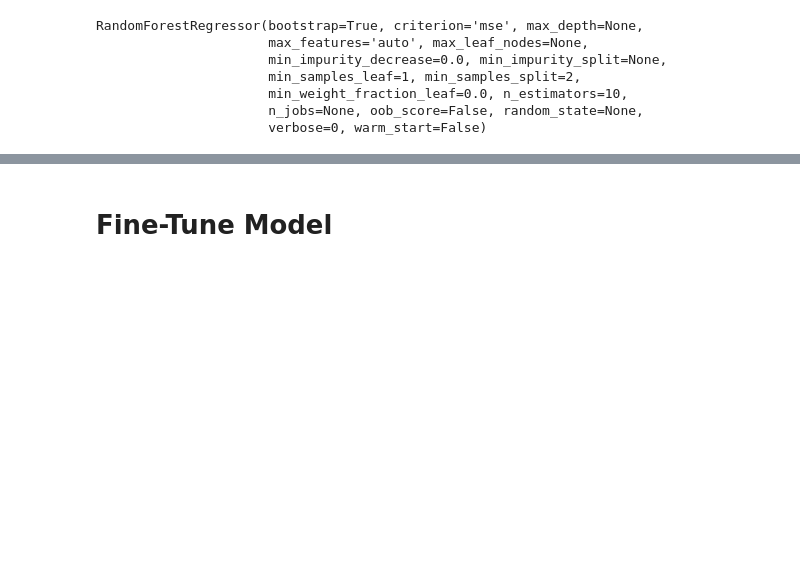
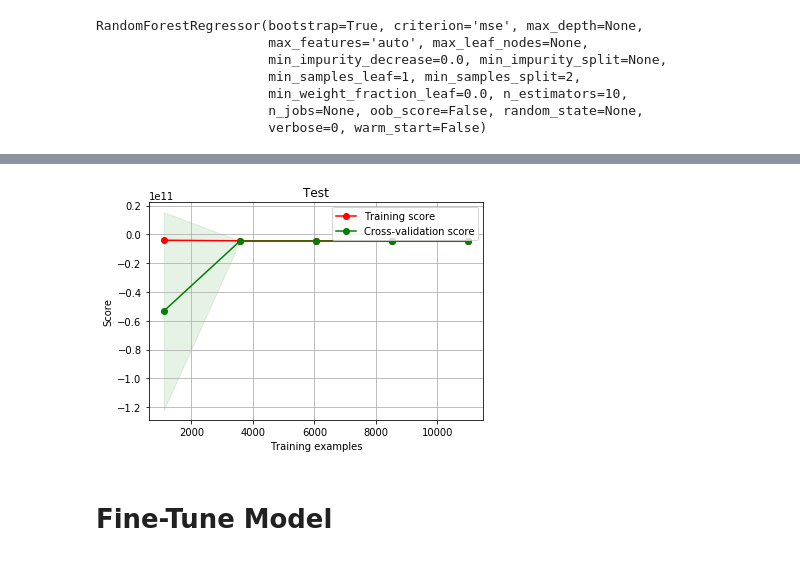
Before and after one commit to VladiGGeorgiev/ml-playground, a Jupyter notebook: ml/California-Median-House-Price.ipynb, the cells around one changed output, grey strips where cells are left out. Cells and saved outputs as stored; diff of their text form; code cells hidden in the pictures; blank space fills up the shorter version.

```diff
--- a/ml/California-Median-House-Price.ipynb
+++ b/ml/California-Median-House-Price.ipynb
@@ -477,0 +616,3 @@ RandomForestRegressor(bootstrap=True, criterion='mse', max_depth=None,
+# %%
+plot_learning_curve(LinearRegression(), "Test", housing_train_data, housing_train_data_labels)
+# %% [output]
@@ -478,3 +620,4 @@ RandomForestRegressor(bootstrap=True, criterion='mse', max_depth=None,
+[figure, added]
 # %% [markdown]
 # Fine-Tune Model
 # %% [markdown]
```
Also changed, not shown: parts of 55 cells of this notebook.
